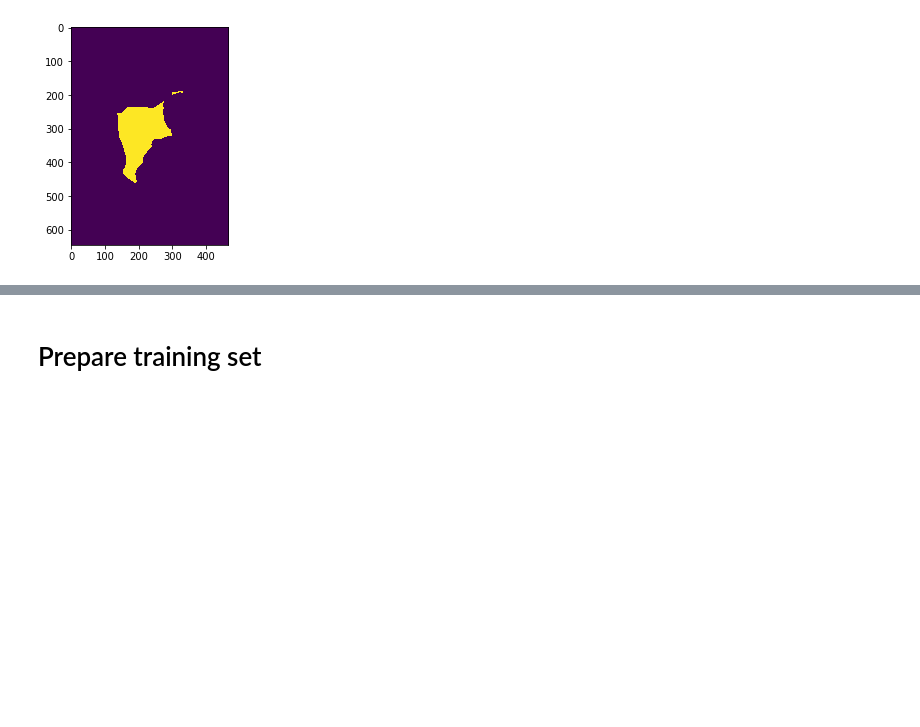
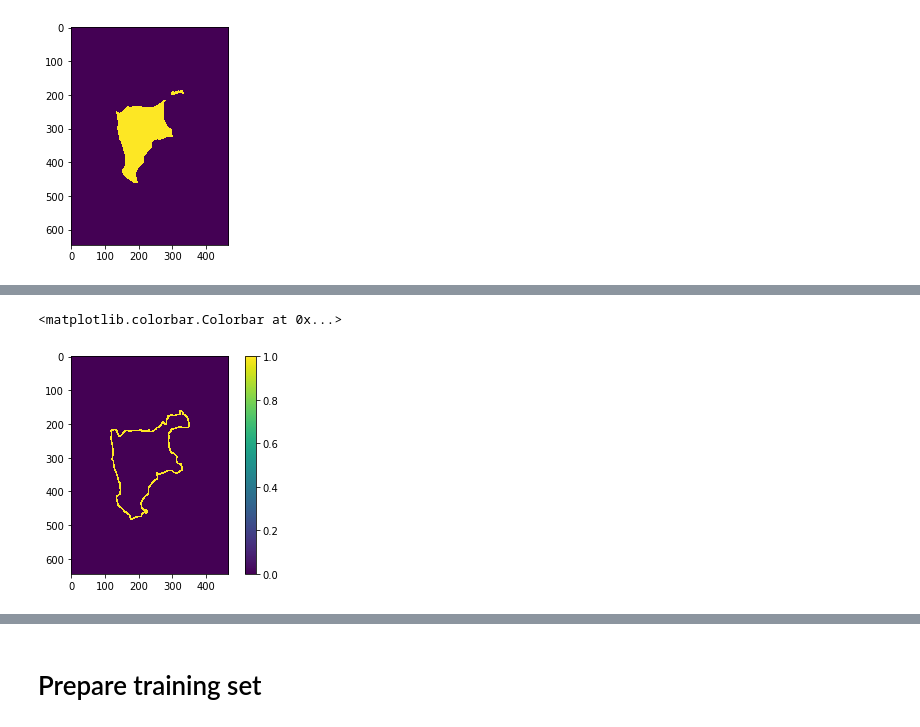
Before and after one commit to mjirik/scaffan, a Jupyter notebook: devel/CNN1.ipynb, the cells around one changed output, grey strips where cells are left out. Drawn from its saved outputs; the diff is of its cells as text; code cells hidden in the pictures; blank space fills up the shorter version.

Commit message:
get data from lobulus, septum, empty and lobulus boundary

```diff
--- a/devel/CNN1.ipynb
+++ b/devel/CNN1.ipynb
@@ -152,0 +270,8 @@ nz
+# %%
+boundary_max_dist = int(tile_size/8)
+seg_close = get_close_pixels(view, ann_id, pixelsize_mm, max_dist_px=boundary_max_dist)
+plt.imshow(seg_close.astype(np.int))
+plt.colorbar()
+# %% [output]
+<matplotlib.colorbar.Colorbar at 0x...>
+[figure, added]
```
Also changed, not shown: parts of 41 cells of this notebook.
